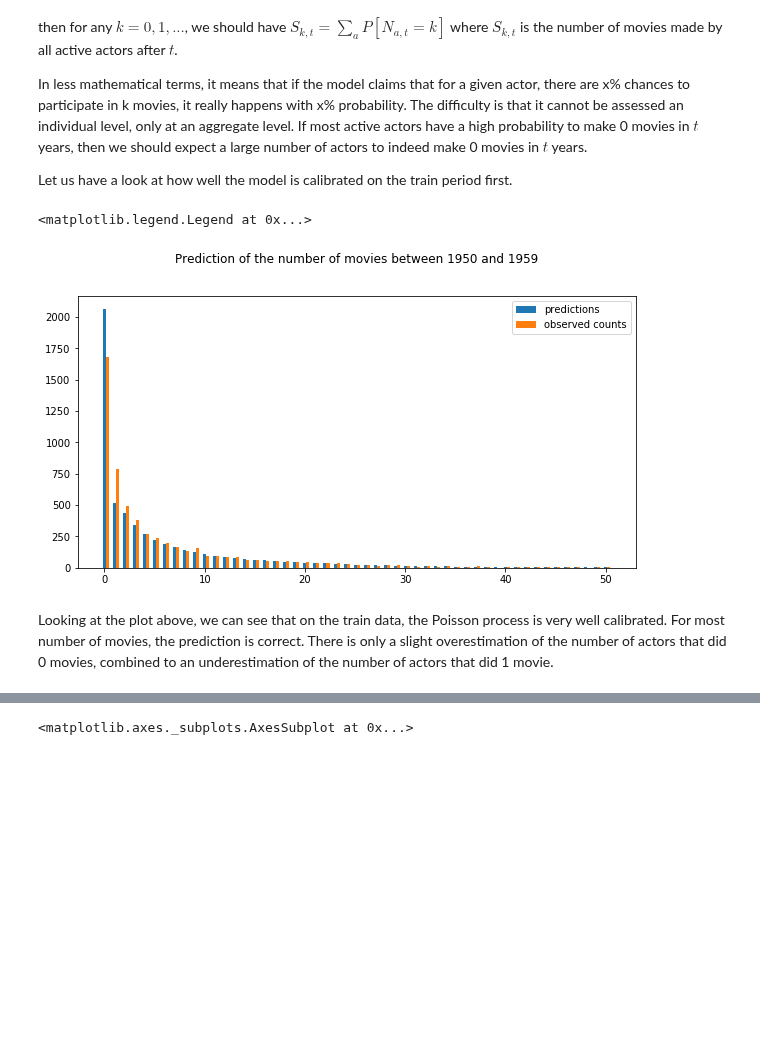
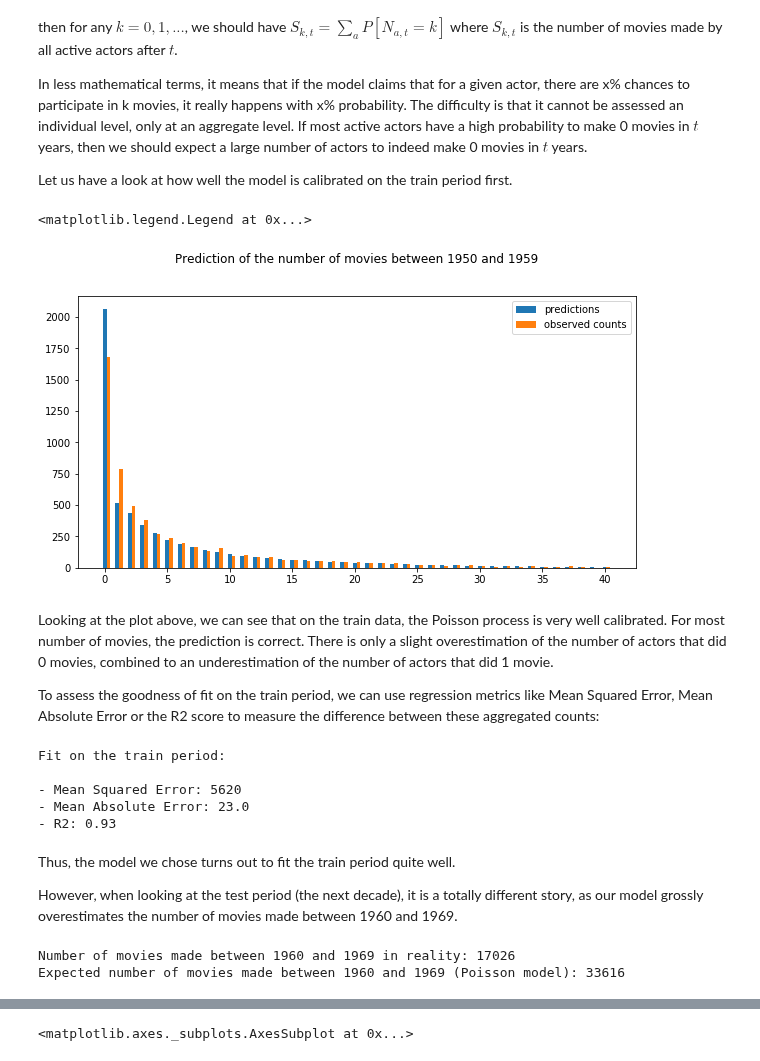
Before and after one commit to MaximeKan/Statistical-Modeling, a Jupyter notebook: Actors_movie_counts.ipynb, the cells around one changed output, grey strips where cells are left out. Drawn from its saved outputs; the diff is of its cells as text; code cells hidden in the pictures; blank space fills up the shorter version.

```diff
--- a/Actors_movie_counts.ipynb
+++ b/Actors_movie_counts.ipynb
@@ -354,20 +354,53 @@ def compute_prediction(n,t):
   return lambda_actors["lambda"].apply(lambda x: np.exp(-x*t)*(x*t)**n/np.math.factorial(n)).sum()
 # %%
 total_training = movie_counts.groupby('primaryName').agg({'numberMovies':'sum'}).merge(actors_list, on = "primaryName", how = "right").fillna(0).groupby("numberMovies").agg({"numberMovies":'count'}).rename(columns = {"numberMovies":"count"}).reset_index()
-total_training = total_training.merge(pd.DataFrame({"numberMovies":np.arange(51)}), how = "right").fillna(0).sort_values(by = "numberMovies")
+total_training = total_training.merge(pd.DataFrame({"numberMovies":np.arange(41)}), how = "right").fillna(0).sort_values(by = "numberMovies")
 
+t = 10
 width = 0.3
 fig, ax = plt.subplots(figsize=(10, 5))
 x_list = np.arange(41)
 prediction_list = np.array([compute_prediction(n,t) for n in x_list])
 ax.bar(x_list, prediction_list, width, label = "predictions")
 ax.set_title("Prediction of the number of movies between 1950 and 1959", y = 1.1)
 
 ax.bar(x_list + width, total_training["count"], width, label = "observed counts")
 
 ax.legend(loc = "upper right")
 # %% [output]
 <matplotlib.legend.Legend at 0x...>
-[figure, old version]
+[figure, new version]
 # %% [markdown]
 Looking at the plot above, we can see that on the train data, the Poisson process is very well calibrated. For most number of movies, the prediction is correct. There is only a slight overestimation of the number of actors that did 0 movies, combined to an underestimation of the number of actors that did 1 movie.
+
+To assess the goodness of fit on the train period, we can use regression metrics like Mean Squared Error, Mean Absolute Error or the R2 score to measure the difference between these aggregated counts:
+# %%
+mse = mean_squared_error(total_training["count"], prediction_list)
+mae = mean_absolute_error(total_training["count"], prediction_list)
+r2 = r2_score(total_training["count"], prediction_list)
+
+print("Fit on the train period: \n")
+print("- Mean Squared Error: %i" %mse)
+print("- Mean Absolute Error: %.1f" %mae)
+print("- R2: %.2f" %r2)
+# %% [output]
+Fit on the train period:
+
+- Mean Squared Error: 5620
+- Mean Absolute Error: 23.0
+- R2: 0.93
+# %% [markdown]
+Thus, the model we chose turns out to fit the train period quite well.
+
+However, when looking at the test period (the next decade), it is a totally different story, as our model grossly overestimates the number of movies made between 1960 and 1969.
+# %%
+t = 10
+
+real_amount = np.sum(movie_counts_validation["numberMovies"])
+print("Number of movies made between 1960 and 1969 in reality: %i" % real_amount)
+
+total_prediction = np.sum(lambda_actors["lambda"])*t
+print("Expected number of movies made between 1960 and 1969 (Poisson model): %i" % total_prediction)
+# %% [output]
+Number of movies made between 1960 and 1969 in reality: 17026
+Expected number of movies made between 1960 and 1969 (Poisson model): 33616
```
Also changed, not shown: parts of 34 cells of this notebook.
